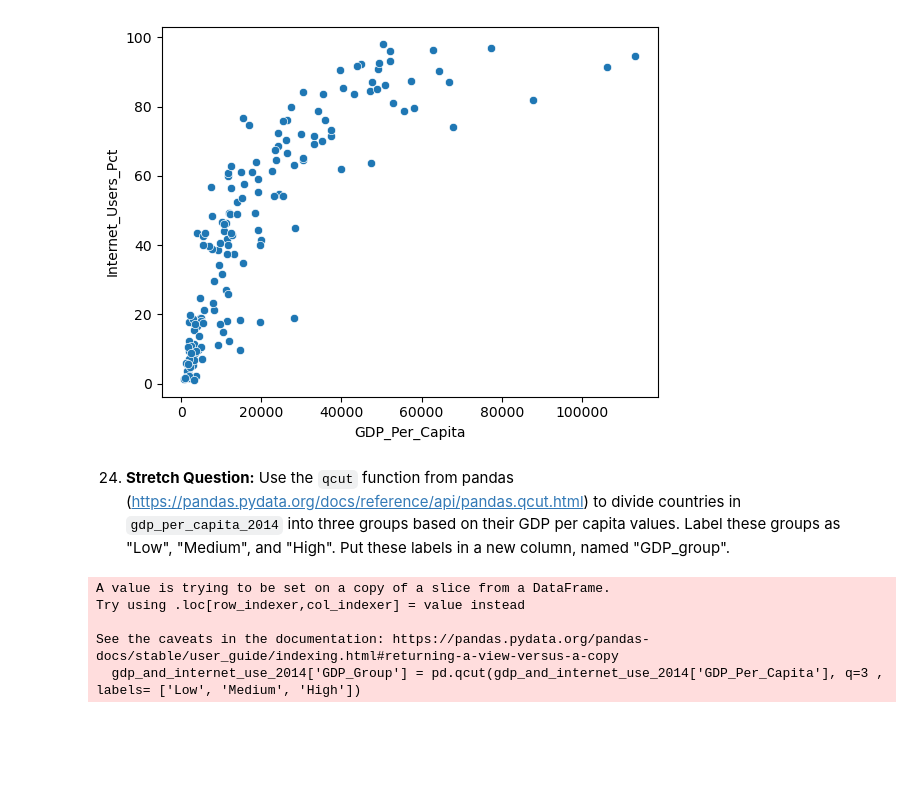
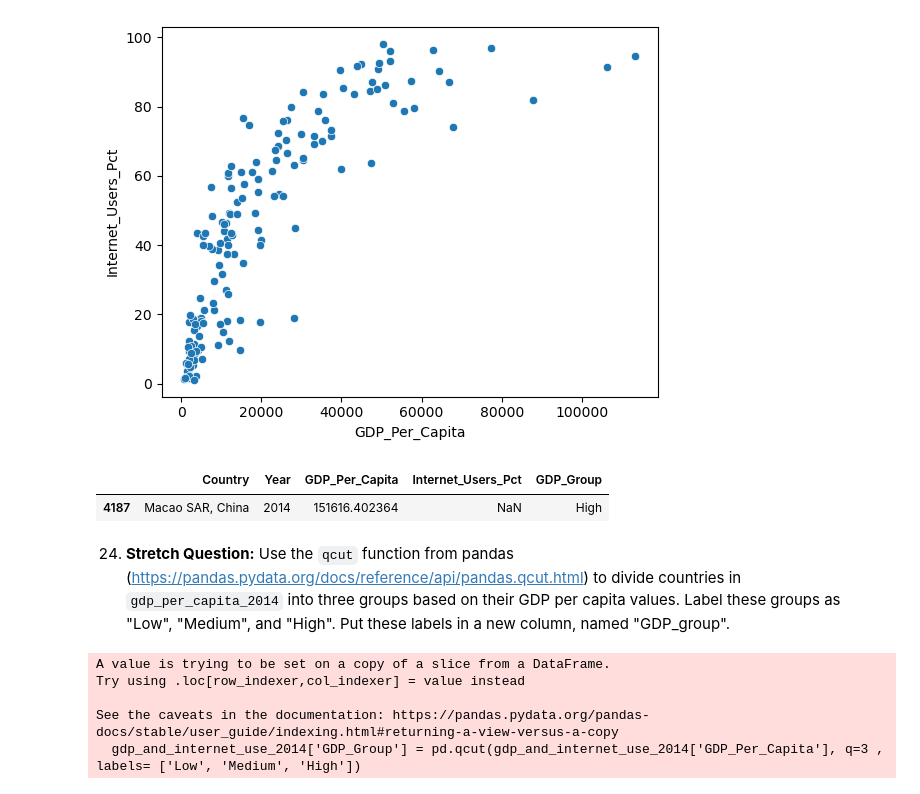
Before and after one commit to NSS-Data-Analytics-Cohort-10/gdp-and-internet-usage-Daniel-Hoover, a Jupyter notebook: Notebooks/un_project.ipynb, the cells around one changed output. Cells and saved outputs as stored; diff of their text form; code cells hidden in the pictures; blank space fills up the shorter version.

```diff
--- a/Notebooks/un_project.ipynb
+++ b/Notebooks/un_project.ipynb
@@ -557,8 +557,14 @@ sns.scatterplot(gdp_and_internet_use_2014, x='GDP_Per_Capita', y='Internet_Users
 # %% [output]
 <Axes: xlabel='GDP_Per_Capita', ylabel='Internet_Users_Pct'>
 [figure]
-# %% [markdown]
-24. **Stretch Question:** Use the `qcut` function from pandas (https://pandas.pydata.org/docs/reference/api/pandas.qcut.html) to divide countries in `gdp_per_capita_2014` into three groups based on their GDP per capita values. Label these groups as "Low", "Medium", and "High". Put these labels in a new column, named "GDP_group".
+# %%
+maxgdp = gdp_and_internet_use_2014.loc[gdp_and_internet_use_2014['GDP_Per_Capita']==gdp_and_internet_use_2014['GDP_Per_Capita'].max()]
+maxgdp
+# %% [output]
+|  | Country | Year | GDP_Per_Capita | Internet_Users_Pct | GDP_Group |
+| 4187 | Macao SAR, China | 2014 | 151616.402364 | NaN | High |
+# %% [markdown]
+24. **Stretch Question:** Use the `qcut` function from pandas (https://pandas.pydata.org/docs/reference/api/pandas.qcut.html) to divide countries in `gdp_per_capita_2014` into three groups based on their GDP per capita values. Label these groups as "Low", "Medium", and "High". Put these labels in a new column, named "GDP_group".
 # %%
 GDP_Group = pd.qcut(gdp_and_internet_use_2014['GDP_Per_Capita'], q=3 , labels= ['Low', 'Medium', 'High'])
 #print(GDP_Group)
```
